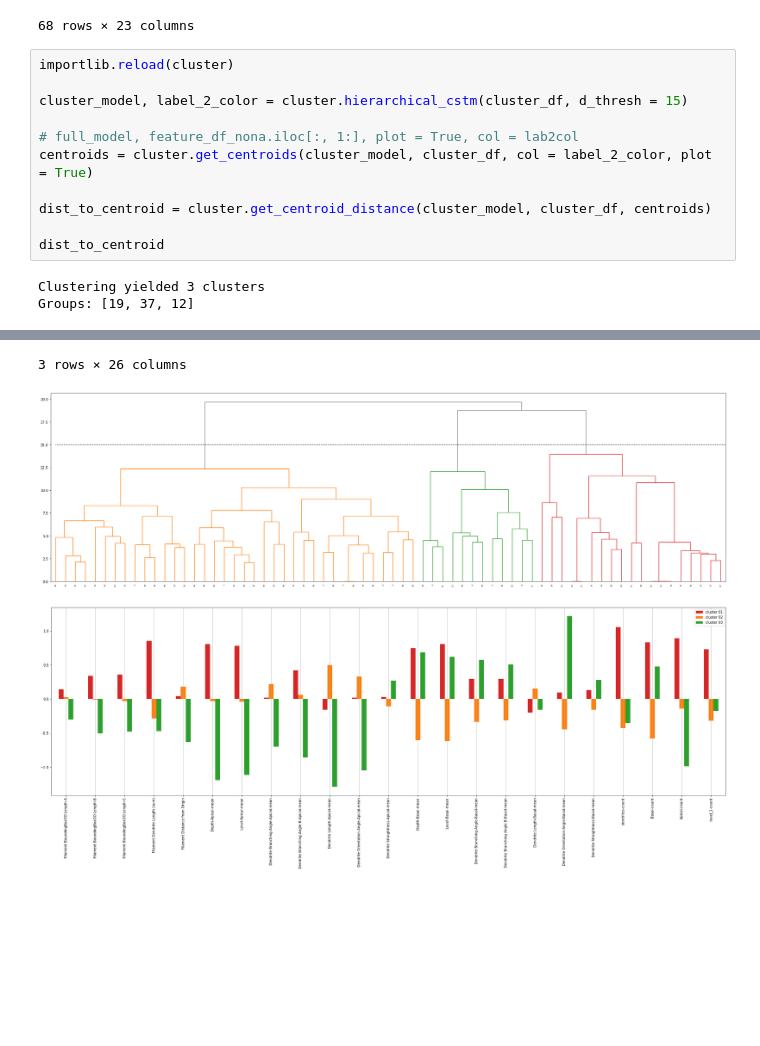
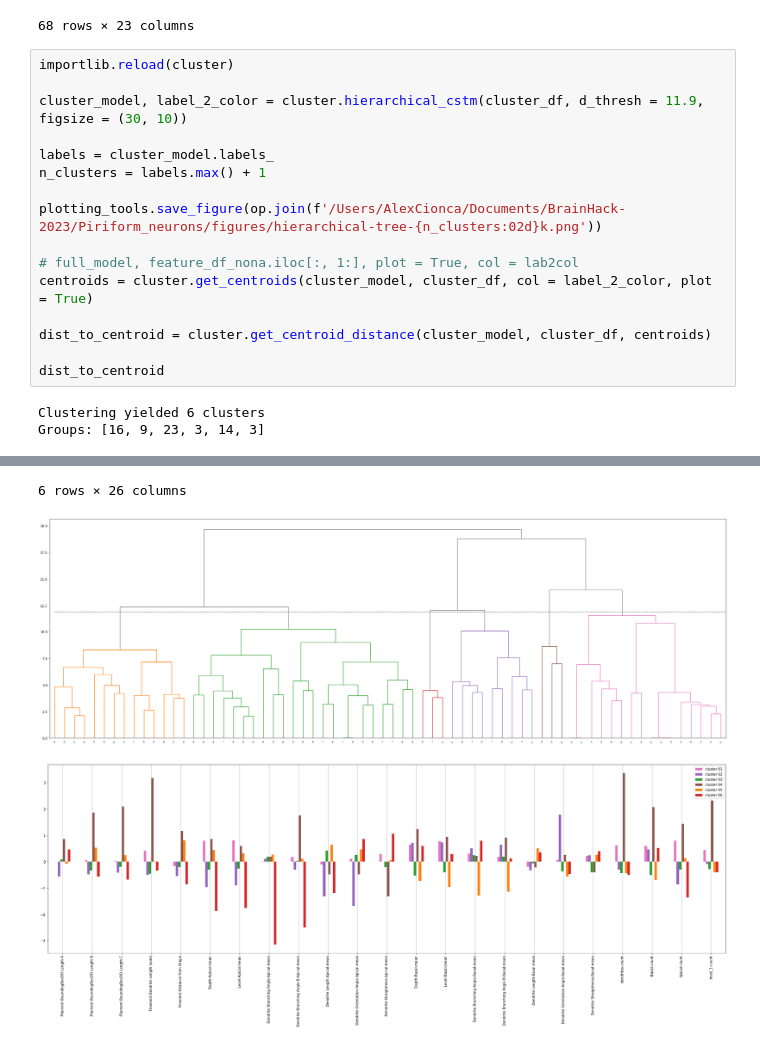
Before and after one commit to brainhack-ch/piriform-cortex-diversity, a Jupyter notebook: notebooks/clustering.ipynb, the cells around one changed output, grey strips where cells are left out. Drawn from its saved outputs; the diff is of its cells as text; blank space fills up the shorter version.

```diff
--- a/notebooks/clustering.ipynb
+++ b/notebooks/clustering.ipynb
@@ -97,7 +99,12 @@ cluster_df
 # %%
 importlib.reload(cluster)
 
-cluster_model, label_2_color = cluster.hierarchical_cstm(cluster_df, d_thresh = 15)
+cluster_model, label_2_color = cluster.hierarchical_cstm(cluster_df, d_thresh = 11.9, figsize = (30, 10))
+
+labels = cluster_model.labels_
+n_clusters = labels.max() + 1
+
+plotting_tools.save_figure(op.join(f'/Users/AlexCionca/Documents/BrainHack-2023/Piriform_neurons/figures/hierarchical-tree-{n_clusters:02d}k.png'))
 
 # full_model, feature_df_nona.iloc[:, 1:], plot = True, col = lab2col
 centroids = cluster.get_centroids(cluster_model, cluster_df, col = label_2_color, plot = True)
@@ -106,6 +113,6 @@ dist_to_centroid = cluster.get_centroid_distance(cluster_model, cluster_df, cent
 
 dist_to_centroid
 # %% [output]
-Clustering yielded 3 clusters
-Groups: [19, 37, 12]
+Clustering yielded 6 clusters
+Groups: [16, 9, 23, 3, 14, 3]
 |  | avg_radius | max_radius | feat_by_radius | Filament BoundingBoxOO Length A | Filament BoundingBoxOO Length B | ... |
@@ -115,3 +125,3 @@ Groups: [19, 37, 12]
-3 rows × 26 columns
+6 rows × 26 columns
-[figure, old version]
+[figure, new version]
-[figure, old version]
+[figure, new version]
```
Also changed, not shown: parts of 3 cells of this notebook, 2 other files.
